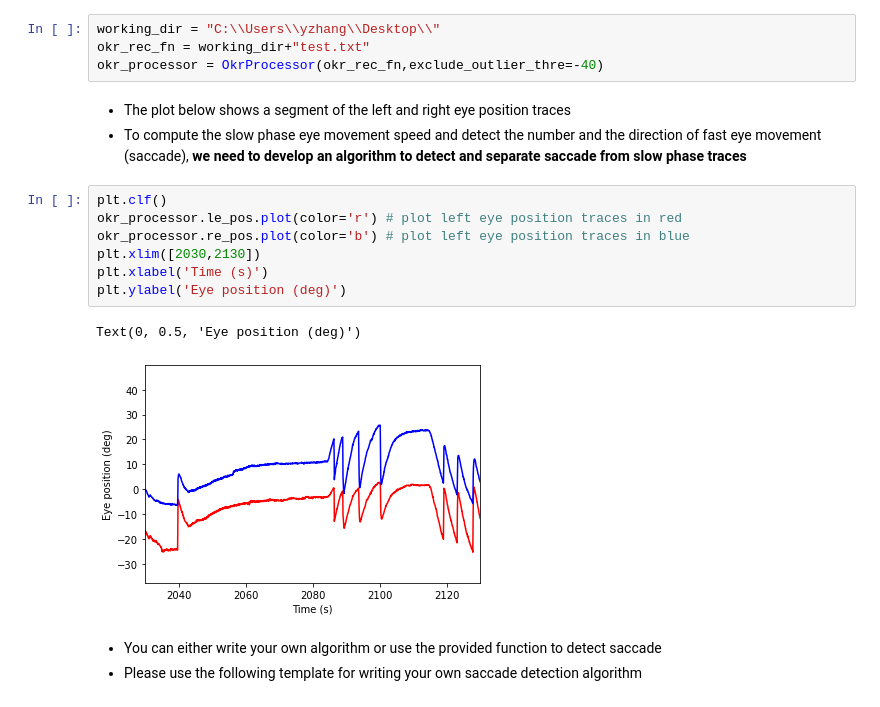
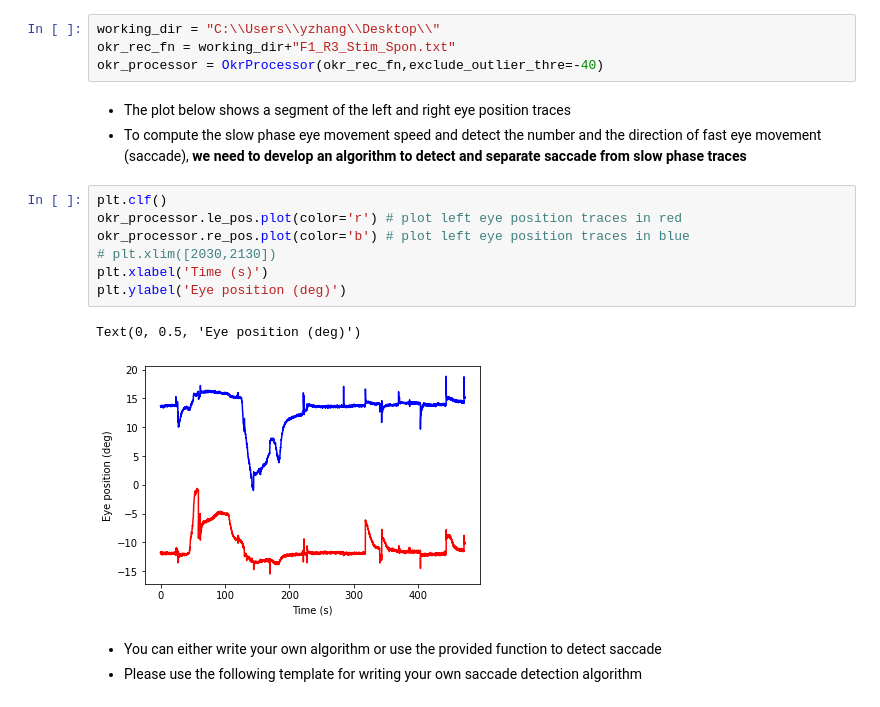
Before and after one commit to LabuserTu/preprocessing_arrenberg_practical_2022, a Jupyter notebook: okr_analysis.ipynb, the cells around one changed output. Saved outputs shown, nothing was run; the diff lists cells and outputs as text.

```diff
--- a/okr_analysis.ipynb
+++ b/okr_analysis.ipynb
@@ -14,7 +14,7 @@ from Exp1 import OkrProcessor
 ## (Optional)  Slow phase and saccade extraction from raw data
 # %%
 working_dir = "C:\\Users\\yzhang\\Desktop\\"
-okr_rec_fn = working_dir+"test.txt"
+okr_rec_fn = working_dir+"F1_R3_Stim_Spon.txt"
 okr_processor = OkrProcessor(okr_rec_fn,exclude_outlier_thre=-40)
 # %% [markdown]
 * The plot below shows a segment of the left and right eye position traces
@@ -22,13 +22,13 @@ okr_processor = OkrProcessor(okr_rec_fn,exclude_outlier_thre=-40)
 # %%
 plt.clf()
 okr_processor.le_pos.plot(color='r') # plot left eye position traces in red
 okr_processor.re_pos.plot(color='b') # plot left eye position traces in blue
-plt.xlim([2030,2130])
+# plt.xlim([2030,2130])
 plt.xlabel('Time (s)')
 plt.ylabel('Eye position (deg)')
 # %% [output]
 Text(0, 0.5, 'Eye position (deg)')
-[figure, old version]
+[figure, new version]
 # %% [markdown]
 * You can either write your own algorithm or use the provided function to detect saccade
 * Please use the following template for writing your own saccade detection algorithm
```
Also changed, not shown: parts of 4 cells of this notebook, 1 other file.
